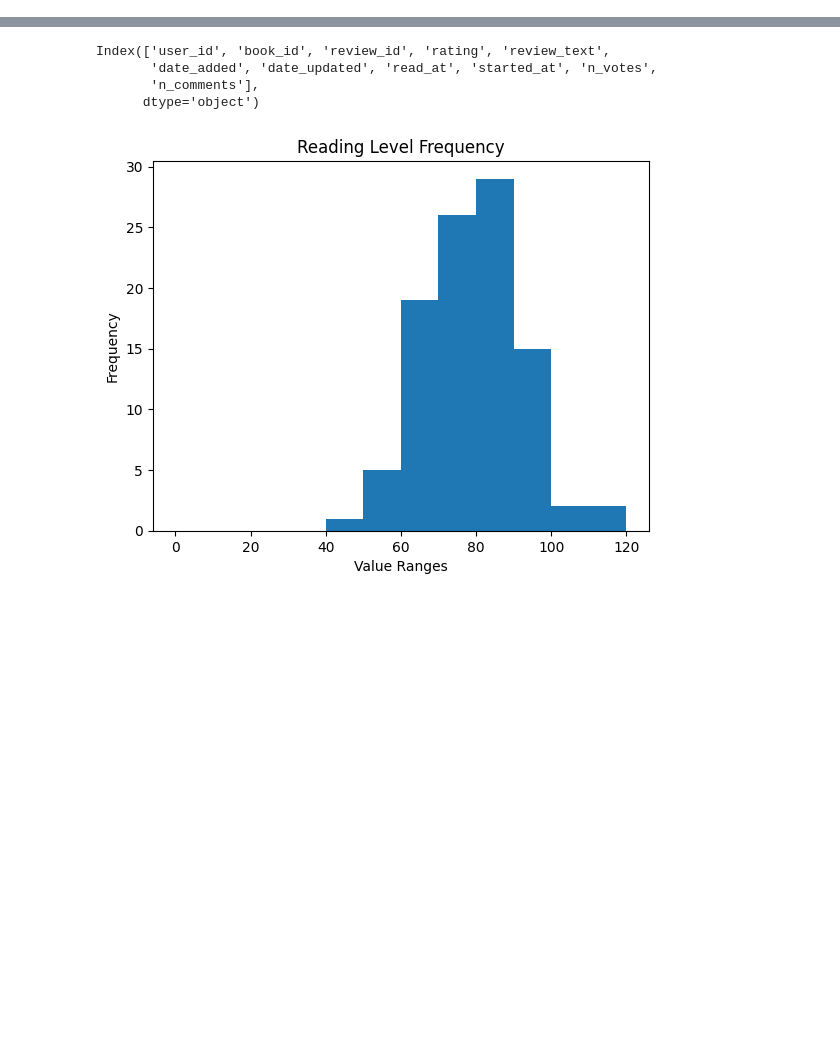
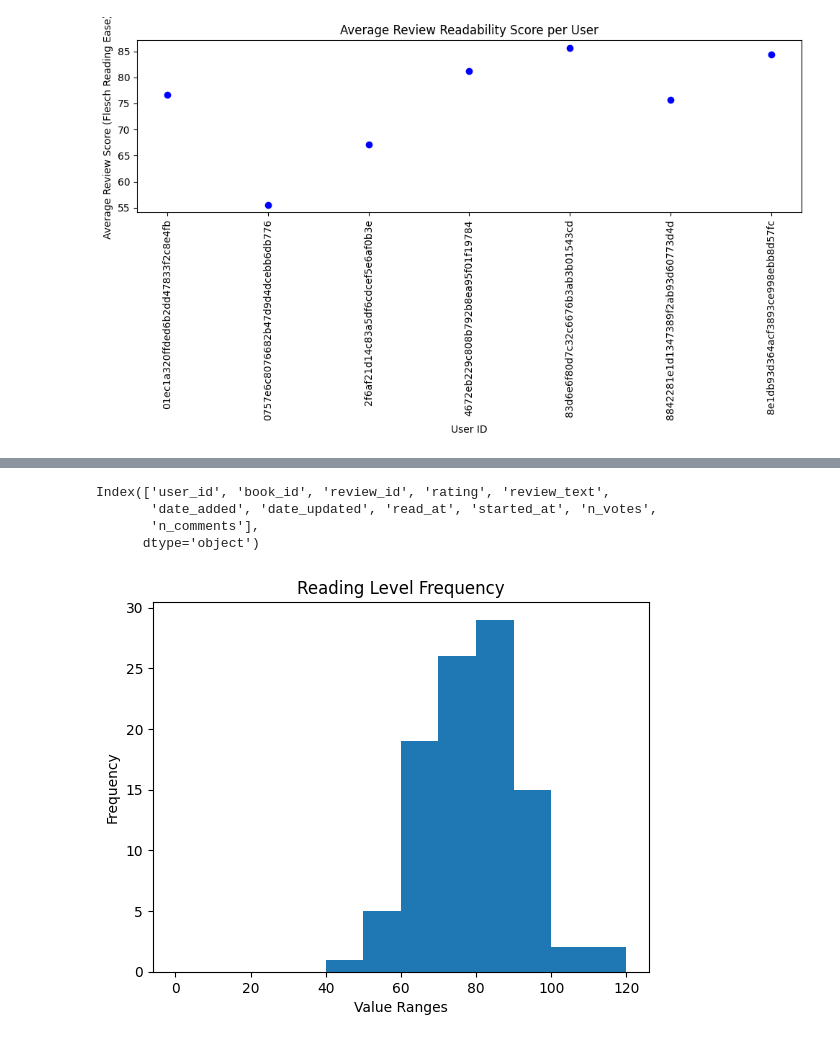
Before and after one commit to Windrunner25/Code, a Jupyter notebook: code.ipynb, the cells around one changed output, grey strips where cells are left out. Cells and saved outputs as stored; diff of their text form; code cells hidden in the pictures; blank space fills up the shorter version.

```diff
--- a/code.ipynb
+++ b/code.ipynb
@@ -1,3 +1,63 @@
 # %%
-pip install numpy
+
+# Variables rating, reading level, spoiler, reading time, genre
+
+import pandas as pd
+import numpy as np
+import matplotlib.pyplot as plt
+import textstat  # Example for applying text readability metric
+
+# Read the JSON file (assuming it's large, you may use chunks if needed)
+chunk_size = 1000
+chunks = pd.read_json('./data/goodreads_reviews_spoiler_raw.json', lines=True, chunksize=chunk_size)
+
+for chunk in chunks:
+    df = chunk
+    break  # Stop after reading the first chunk
+
+# Example function to apply to each review (you can change this based on your needs)
+def review_function(review_text):
+    # Here we use Flesch Reading Ease as an example
+    return textstat.flesch_reading_ease(review_text)
+
+# Group by 'user_id'
+grouped = df.groupby('user_id')
+
+# Prepare to store average values per user
+user_ids = []
+average_scores = []
+
+# Loop through each user and calculate the average of the function results
+for user_id, group in grouped:
+    # Apply the function to each review for this user
+    scores = group['review_text'].apply(review_function)
+
+    # Calculate the average score for the user
+    avg_score = np.mean(scores)
+
+    # Store the user ID and their average score
+    user_ids.append(user_id)
+    average_scores.append(avg_score)
+
+# Convert results to a DataFrame for easy plotting
+results = pd.DataFrame({
+    'user_id': user_ids,
+    'average_score': average_scores
+})
+
+# Plotting the average score for each user
+plt.figure(figsize=(10, 6))
+plt.scatter(results['user_id'], results['average_score'], color='blue')
+
+# Add labels and title
+plt.xlabel('User ID')
+plt.ylabel('Average Review Score (Flesch Reading Ease)')
+plt.title('Average Review Readability Score per User')
+
+# Rotate x labels if there are too many users
+plt.xticks(rotation=90)
+
+# Show plot
+plt.tight_layout()
+plt.show()
 # %% [output]
@@ -5,0 +64 @@ Note: you may need to restart the kernel to use updated packages.
+[figure, added]
```
Also changed, not shown: parts of 2 cells of this notebook.
